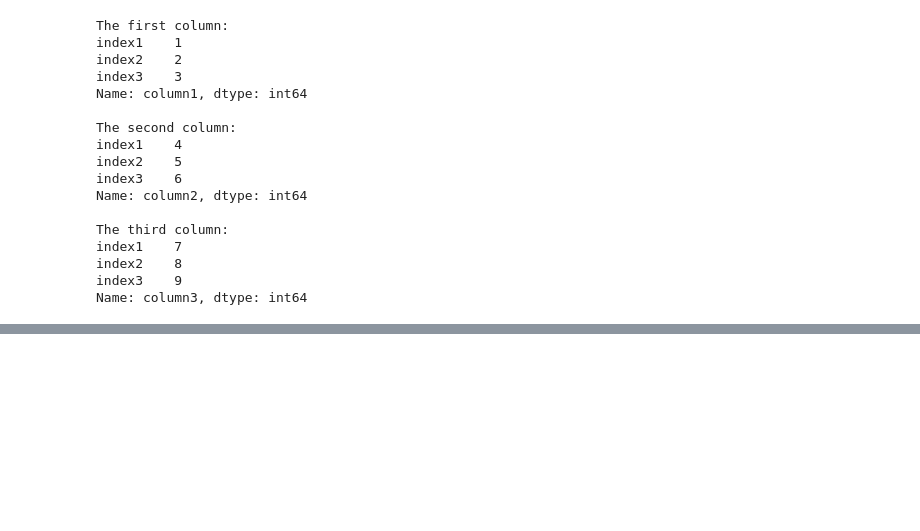
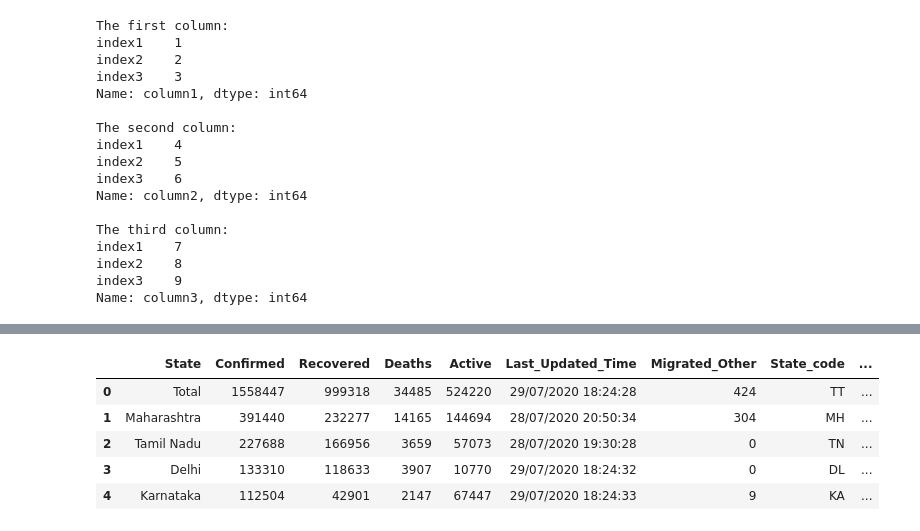
Before and after one commit to ineelhere/Machine-Learning-and-Data-Science, a Jupyter notebook: WorkingWithPandas.ipynb, the cells around one changed output, grey strips where cells are left out. Saved outputs shown, nothing was run; the diff lists cells and outputs as text; code cells hidden in the pictures; blank space fills up the shorter version.

```diff
--- a/WorkingWithPandas.ipynb
+++ b/WorkingWithPandas.ipynb
@@ -87,0 +136,11 @@ Name: column3, dtype: int64
+# %%
+# first five rows of the dataframe
+df.head() # by default it prints first five rows
+# we can state the number of rows we want in the paranthesis like - head.df(2)
+# %% [output]
+|  | State | Confirmed | Recovered | Deaths | Active | Last_Updated_Time | Migrated_Other | State_code | ... |
+| 0 | Total | 1558447 | 999318 | 34485 | 524220 | 29/07/2020 18:24:28 | 424 | TT | ... |
+| 1 | Maharashtra | 391440 | 232277 | 14165 | 144694 | 28/07/2020 20:50:34 | 304 | MH | ... |
+| 2 | Tamil Nadu | 227688 | 166956 | 3659 | 57073 | 28/07/2020 19:30:28 | 0 | TN | ... |
+| 3 | Delhi | 133310 | 118633 | 3907 | 10770 | 29/07/2020 18:24:32 | 0 | DL | ... |
+| 4 | Karnataka | 112504 | 42901 | 2147 | 67447 | 29/07/2020 18:24:33 | 9 | KA | ... |
```
Also changed, not shown: parts of 6 cells of this notebook.
